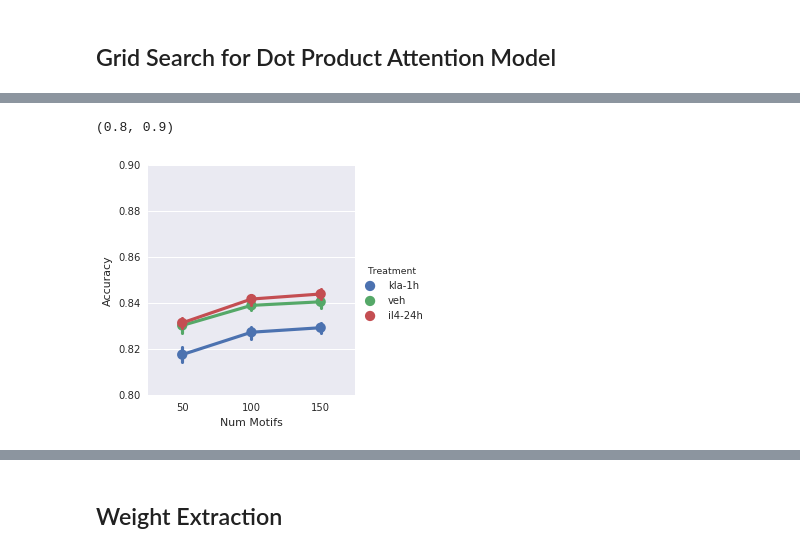
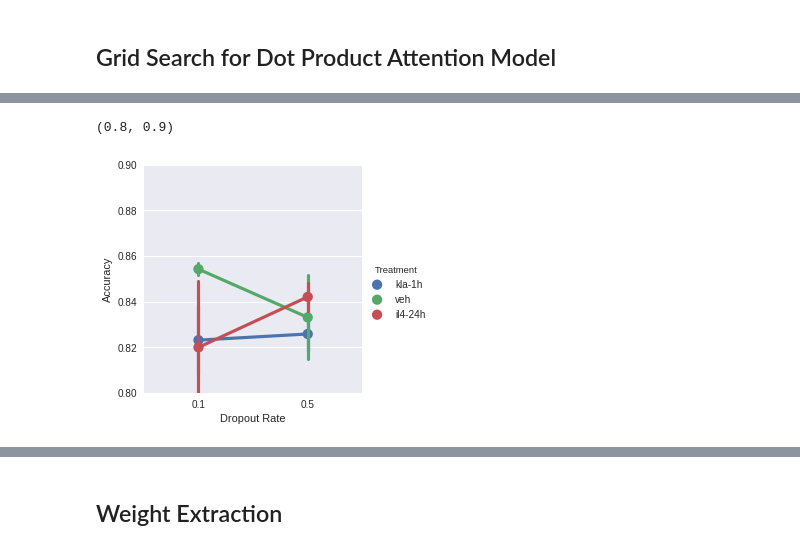
Before and after one commit to jenhantao/genomic_grammar, a Jupyter notebook: Attention Only Classification Analysis.ipynb, the cells around one changed output, grey strips where cells are left out. Cells and saved outputs as stored; diff of their text form; code cells hidden in the pictures.

```diff
--- a/Attention Only Classification Analysis.ipynb
+++ b/Attention Only Classification Analysis.ipynb
@@ -97,6 +98,7 @@ dotProductAttention_model = get_dotProductAttention_model(200,
     num_motifs=attention_num_motifs,
     motif_size=attention_motif_size,
     adjacent_bp_pool_size=adjacent_bp_pool_size,
+    num_dense_neurons = attention_num_dense_neurons,
     dropout_rate=attention_dropout_rate,
     num_classes=2)
 print('dotProductAttention_model', dotProductAttention_model.count_params())
@@ -458,37 +387,32 @@ motifCount_list = []
 numDense_list = []
 paramCount_list = []
 dropoutRate_list = []
-num_epochs = 20
-for ps in ['c57bl6_kla-1h_peaks.fasta', 'c57bl6_veh_peaks.fasta', 'c57bl6_il4-24h_peaks.fasta']:
-    print(ps)
-    positive_seqRecords = list(SeqIO.parse(working_directory + '/peak_sequences/' + ps, 'fasta'))
-    negative_seqRecords = list(SeqIO.parse(working_directory + '/background_files/' + ps.replace('_peaks', '_background'), 'fasta'))[:len(positive_seqRecords)]
+num_epochs = 10
+for treatment in treatment_positive_fasta_dict:
+    positive_sequence_arrays = treatment_positive_seqArray_dict[treatment]
+    positive_rc_sequence_arrays = treatment_positive_rc_seqArray_dict[treatment]
+    negative_sequence_arrays = treatment_negative_seqArray_dict[treatment]
+    negative_rc_sequence_arrays = treatment_negative_rc_seqArray_dict[treatment]
 
-    fasta_seq = [str(x.seq[:200]) for x in positive_seqRecords] + [str(x[:200].seq) for x in negative_seqRecords]
-
-    fasta_rc_seq = [str(x[:200].reverse_complement().seq) for x in positive_seqRecords] + \
-        [str(x[:200].reverse_complement().seq) for x in negative_seqRecords]
-
-    sequence_arrays = convert_sequences_to_array(fasta_seq)
-
-    sequence_rc_arrays = convert_sequences_to_array(fasta_rc_seq)
-
-
-    labels = [1 for x in positive_seqRecords] + [0 for x in negative_seqRecords]
+    sequence_arrays = np.concatenate([positive_sequence_arrays, negative_sequence_arrays])
+    sequence_rc_arrays = np.concatenate([positive_rc_sequence_arrays, negative_rc_sequence_arrays])
+    labels = [1 for x in positive_sequence_arrays] + [0 for x in negative_sequence_arrays]
     labels = np.array(labels)
 
-    x_train, x_test, x_rc_train, x_rc_test, y_train, y_test = model_selection.train_test_split(sequence_arrays, sequence_rc_arrays, labels, test_size=0.2)
+    x_train, x_test, x_rc_train, x_rc_test, y_train, y_test = model_selection.train_test_split(
+        sequence_arrays,
+        sequence_rc_arrays,
+        labels,
+        test_size=0.2)
 
     num_classes = 2
     y_train = keras.utils.to_categorical(y_train, num_classes)
     y_test = keras.utils.to_categorical(y_test, num_classes)
 
-    treatment = ps.split('_')[1]
-
-    for d in range(50,200,50):
-        for m in range(50,200,50):
-            for p in [5,10,20]:
-                for do in [0.25,0.5,0.75]:
+    for d in [6, 12]:
+        for m in [150]:
+            for p in [1]:
+                for do in [0.1,0.5]:
 
                     current_model = get_dotProductAttention_model(200,
                         mode='classification',
@@ -569,9 +508,9 @@ performance_frame[performance_frame['Treatment'] == 'veh'].sort_values('aucROC',
 # %%
-sns.factorplot(data = performance_frame, x = 'Num Motifs', y='Accuracy', hue = 'Treatment')
+sns.factorplot(data = performance_frame, x = 'Dropout Rate', y='Accuracy', hue = 'Treatment')
 plt.ylim(0.8,0.9)
 # %% [output]
 (0.8, 0.9)
-[figure, old version]
+[figure, new version]
 # %%
 sns.factorplot(data = performance_frame, x = 'Pool Size', y='Accuracy', hue = 'Treatment')
 plt.ylim(0.8,0.9)
```
Also changed, not shown: parts of 19 cells of this notebook.
